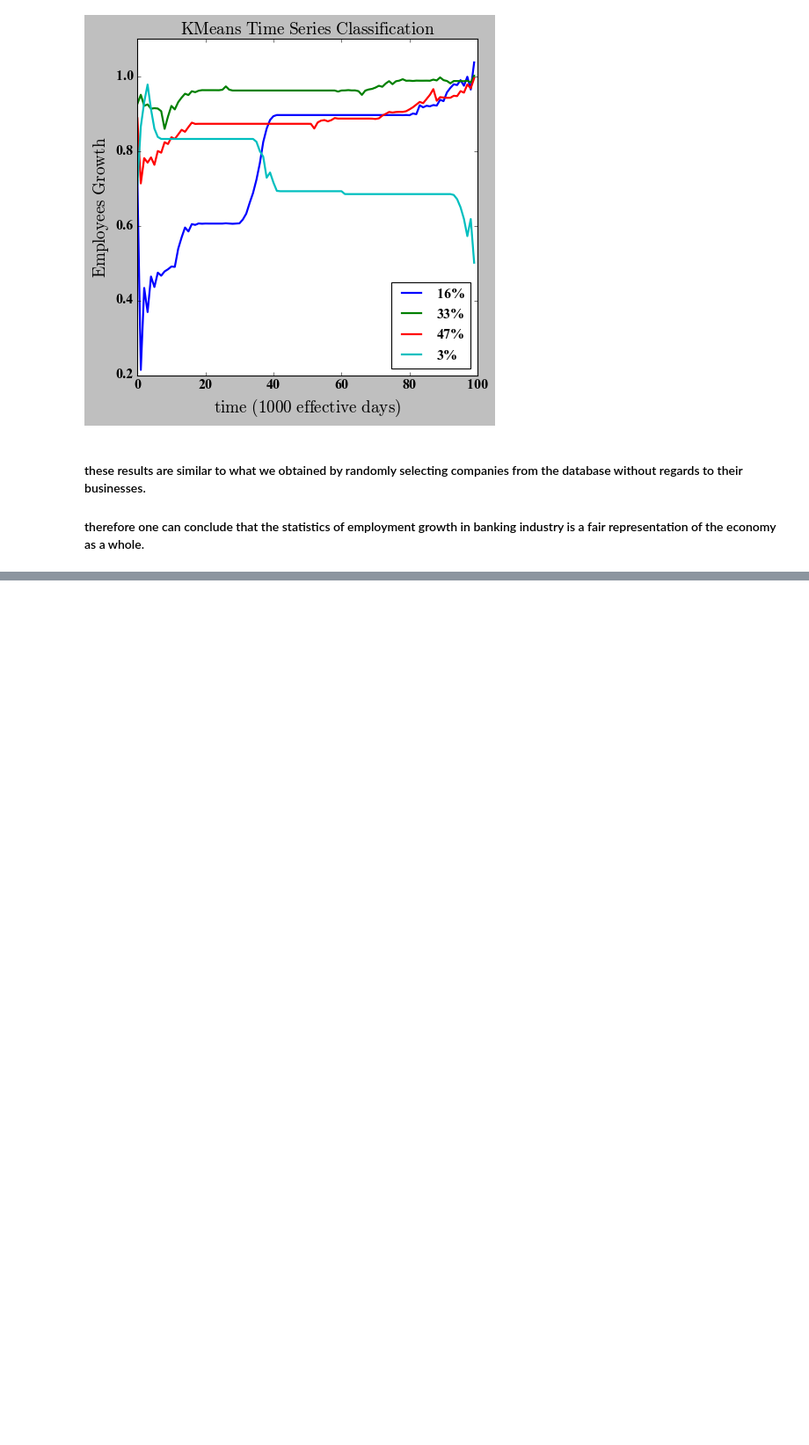
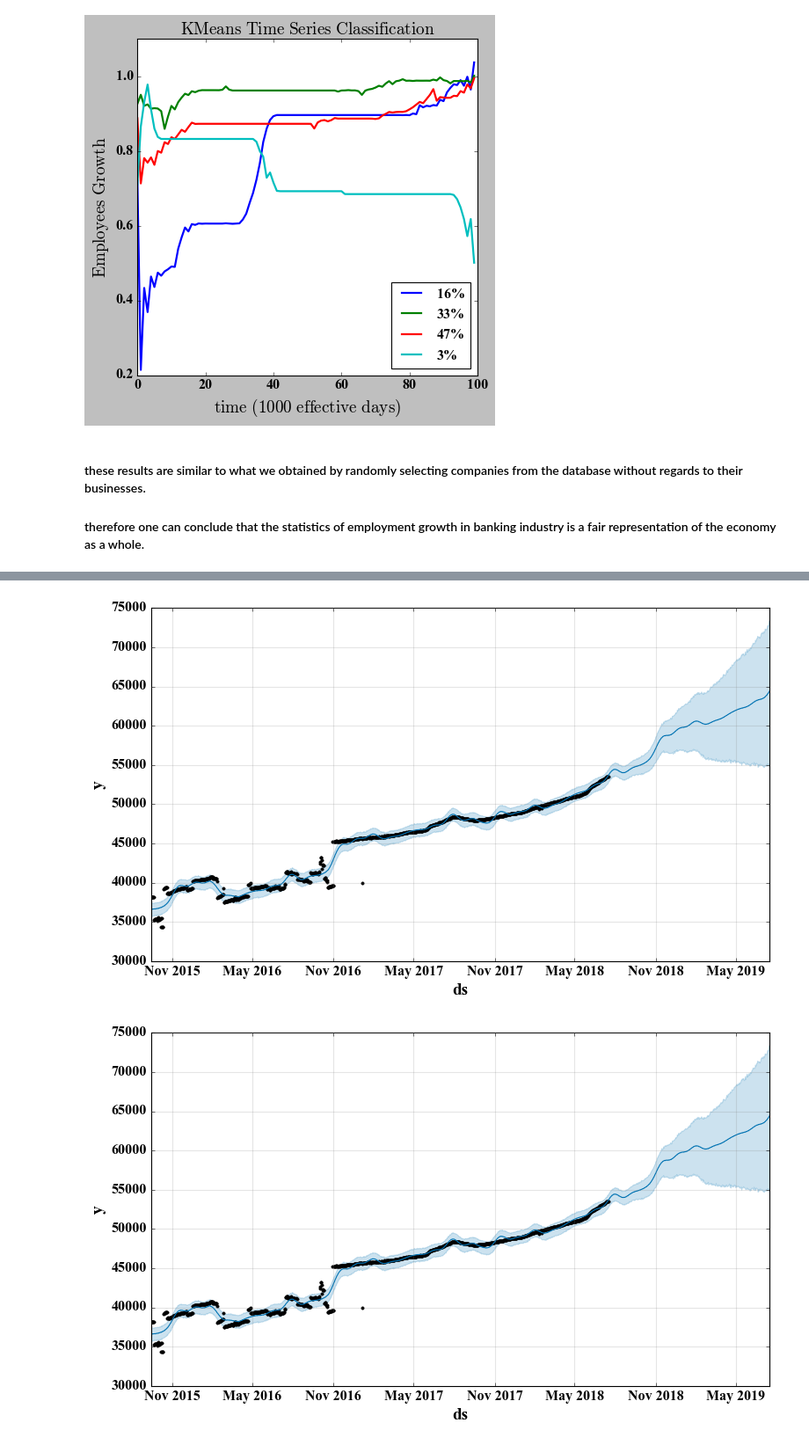
Before and after one commit to mtsafarzadeh/Time_Series_Classification, a Jupyter notebook: linkedin.ipynb, the cells around one changed output, grey strips where cells are left out. Shown at 88% size. Cells and saved outputs as stored; diff of their text form; code cells hidden in the pictures; blank space fills up the shorter version.

```diff
--- a/linkedin.ipynb
+++ b/linkedin.ipynb
@@ -486,0 +682,9 @@ fig.savefig('ts_classification_dtw_employees_banking.pdf')
+# %%
+future = prophet_model.make_future_dataframe(periods=365)
+# %%
+forecast = prophet_model.predict(future)
+# %%
+prophet_model.plot(forecast)
+# %% [output]
+[figure, added]
+[figure, added]
```
Also changed, not shown: parts of 20 cells of this notebook.
